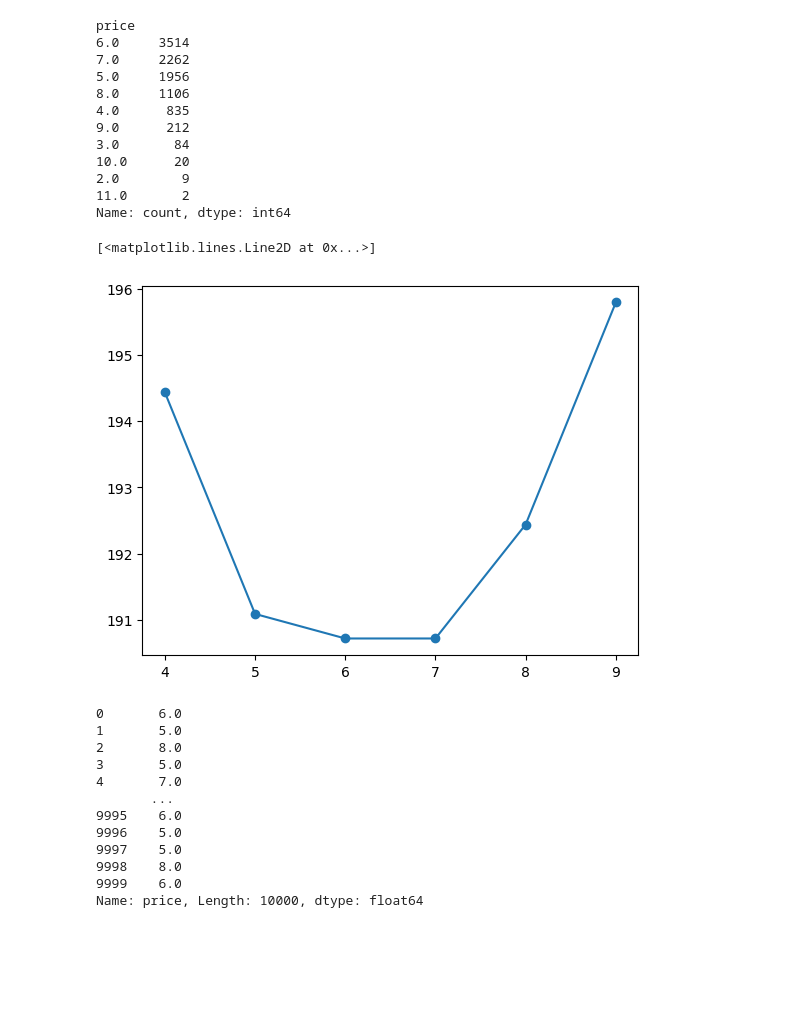
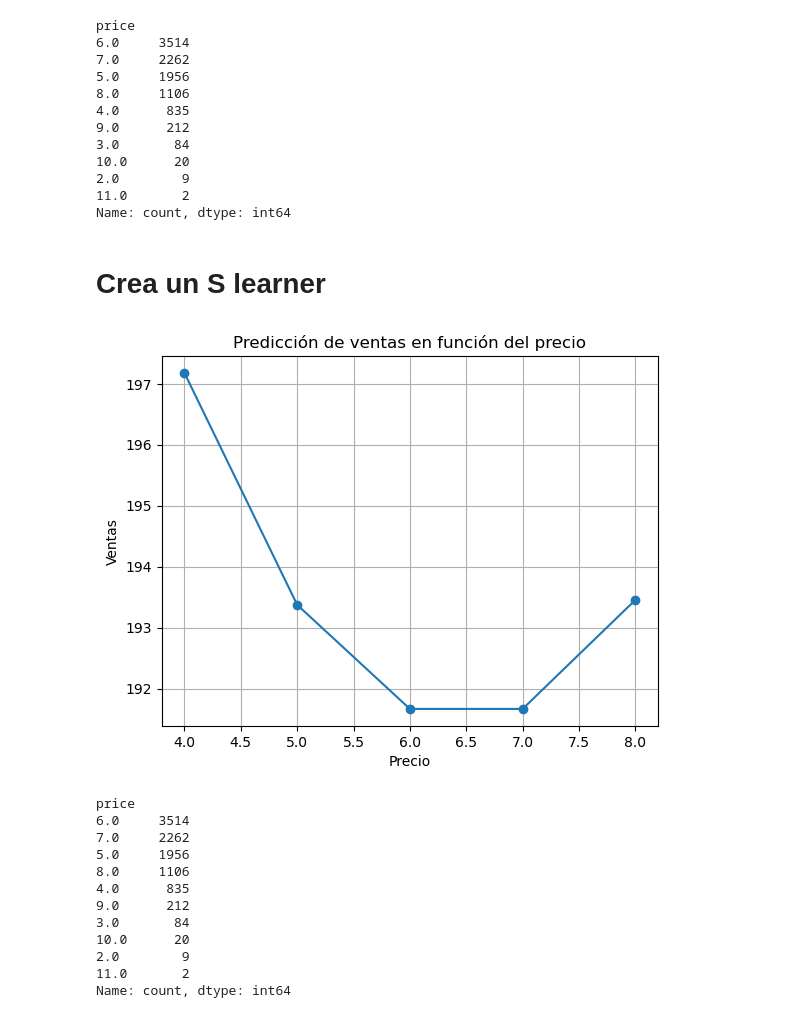
Before and after one commit to zayo1511/LabAprEst, a Jupyter notebook: Parcial4/tratamiento_continuo_sin_resolver.ipynb, the cells around one changed output. Drawn from its saved outputs; the diff is of its cells as text; code cells hidden in the pictures; blank space fills up the shorter version.

```diff
--- a/Parcial4/tratamiento_continuo_sin_resolver.ipynb
+++ b/Parcial4/tratamiento_continuo_sin_resolver.ipynb
@@ -3,7 +3,7 @@ import pandas as pd
 import xgboost as xgb
 import matplotlib.pyplot as plt
 # %%
-df = pd.read_csv('ice_cream_sales.csv')
+df = pd.read_csv('Data/ice_cream_sales.csv')
 # %% [markdown]
 La correlación no tiene sentido
 # %%
@@ -63,10 +63,12 @@ price
 2.0        9
 11.0       2
 Name: count, dtype: int64
+# %% [markdown]
+# Crea un S learner
 # %%
-precios = [4, 5, 6, 7, 8, 9]
+precios = [4, 5, 6, 7, 8]
 # %%
-ejemplo = X.loc[[200]]
+ejemplo = X.loc[[300]]
 # %%
 ventas = []
 for i in precios:
@@ -75,21 +77,25 @@ for i in precios:
     ventas.append(model.predict(ejemplo_copia)[0])
 # %%
 plt.plot(precios, ventas, marker="o")
+plt.xlabel('Precio')
+plt.ylabel('Ventas')
+plt.title('Predicción de ventas en función del precio')
+plt.grid()
+plt.show()
 # %% [output]
-[<matplotlib.lines.Line2D at 0x...>]
-[figure, old version]
+[figure, new version]
 # %%
-df.price.round()
+X['price'].value_counts()
 # %% [output]
-0       6.0
-1       5.0
-2       8.0
-3       5.0
-4       7.0
-       ...
-9995    6.0
-9996    5.0
-9997    5.0
-9998    8.0
-9999    6.0
-Name: price, Length: 10000, dtype: float64
+price
+6.0     3514
+7.0     2262
+5.0     1956
+8.0     1106
+4.0      835
+9.0      212
+3.0       84
+10.0      20
+2.0        9
+11.0       2
+Name: count, dtype: int64
```
Also changed, not shown: parts of 1 cell of this notebook.
